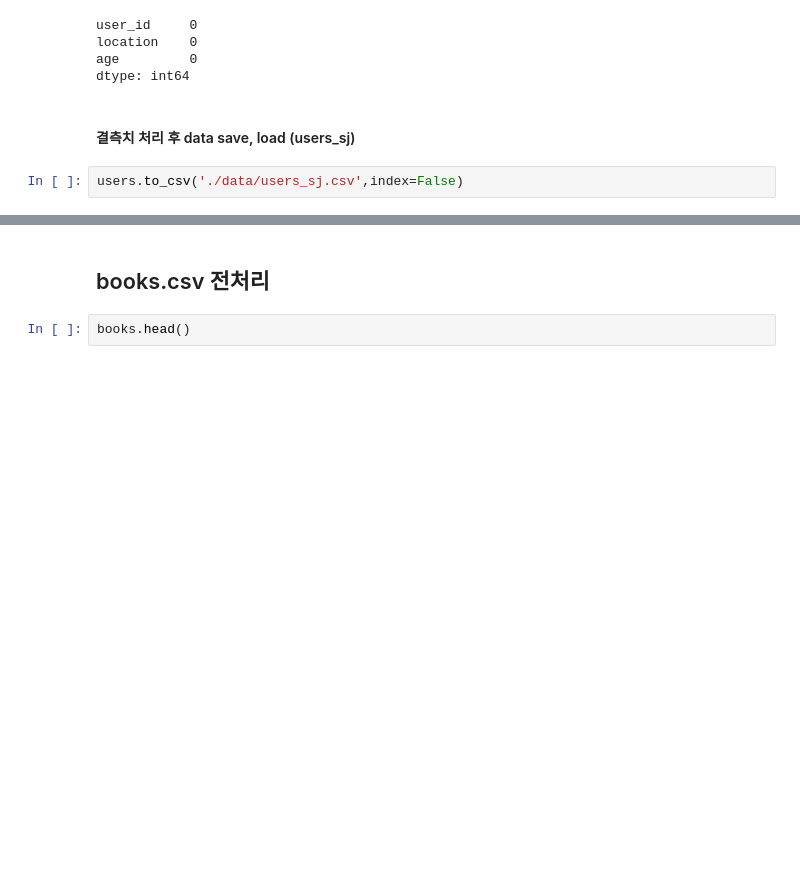
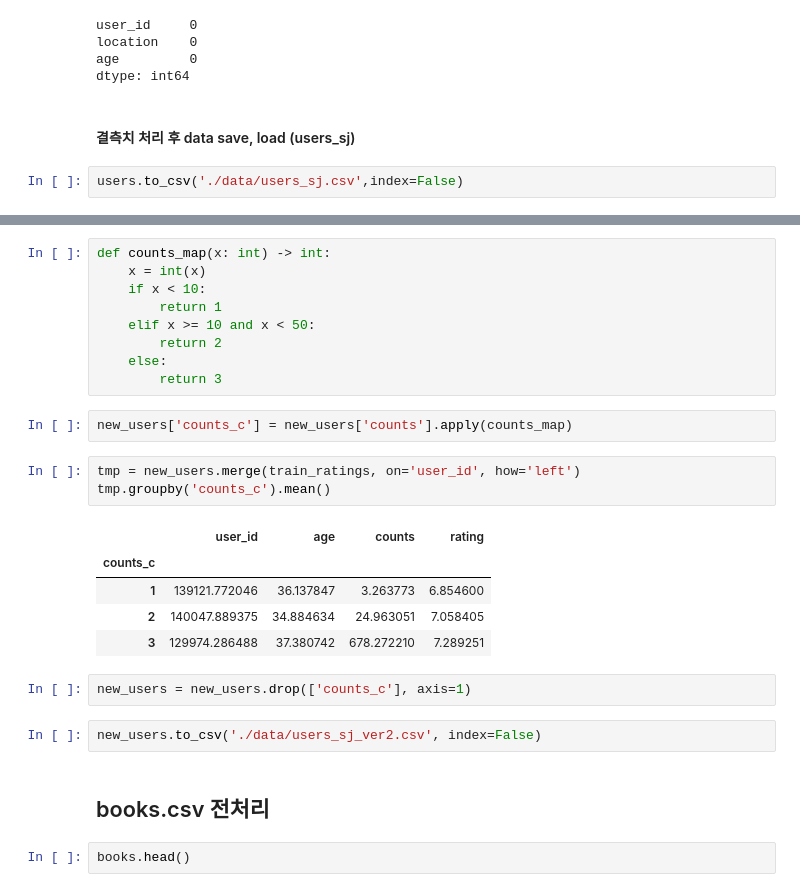
Before and after one commit to boostcampaitech4recsys2/level1_bookratingprediction_recsys-level1-recsys-13, a Jupyter notebook: private_sj/EDA_sj.ipynb, the cells around one changed output, grey strips where cells are left out. Saved outputs shown, nothing was run; the diff lists cells and outputs as text; blank space fills up the shorter version.

```diff
--- a/private_sj/EDA_sj.ipynb
+++ b/private_sj/EDA_sj.ipynb
@@ -189,3 +233,27 @@ users.to_csv('./data/users_sj.csv',index=False)
+# %%
+def counts_map(x: int) -> int:
+    x = int(x)
+    if x < 10:
+        return 1
+    elif x >= 10 and x < 50:
+        return 2
+    else:
+        return 3
+# %%
+new_users['counts_c'] = new_users['counts'].apply(counts_map)
+# %%
+tmp = new_users.merge(train_ratings, on='user_id', how='left')
+tmp.groupby('counts_c').mean()
+# %% [output]
+|  | user_id | age | counts | rating |
+| counts_c |  |  |  |  |
+| 1 | 139121.772046 | 36.137847 | 3.263773 | 6.854600 |
+| 2 | 140047.889375 | 34.884634 | 24.963051 | 7.058405 |
+| 3 | 129974.286488 | 37.380742 | 678.272210 | 7.289251 |
+# %%
+new_users = new_users.drop(['counts_c'], axis=1)
+# %%
+new_users.to_csv('./data/users_sj_ver2.csv', index=False)
 # %% [markdown]
 ## books.csv 전처리
 # %%
```
Also changed, not shown: parts of 7 cells of this notebook.
